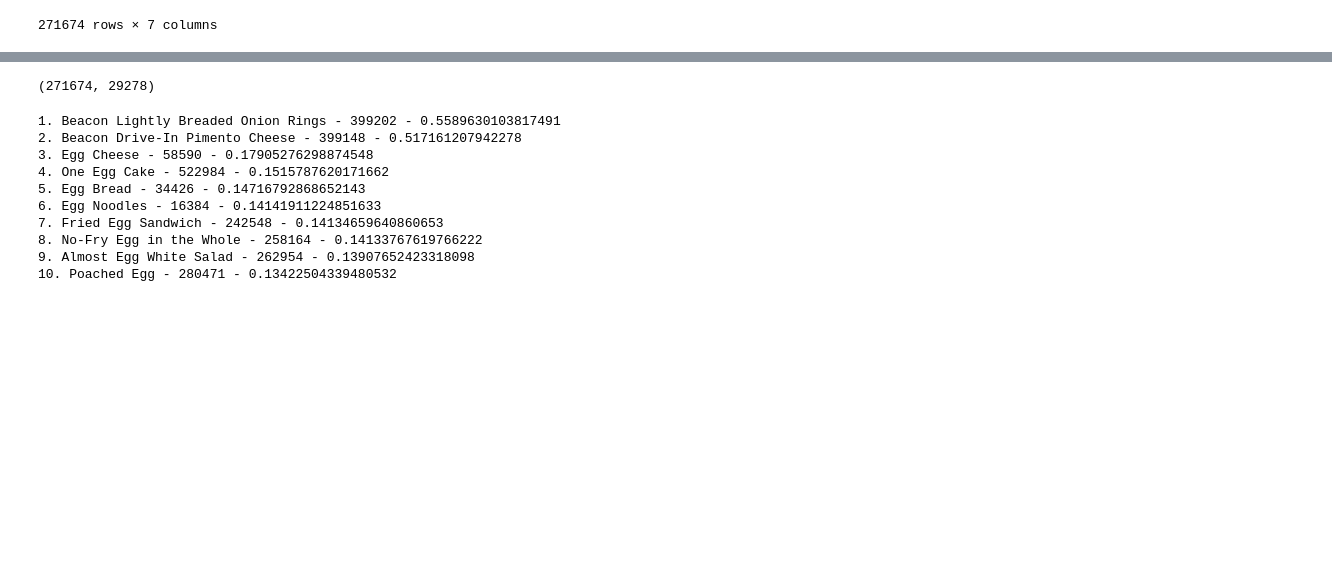
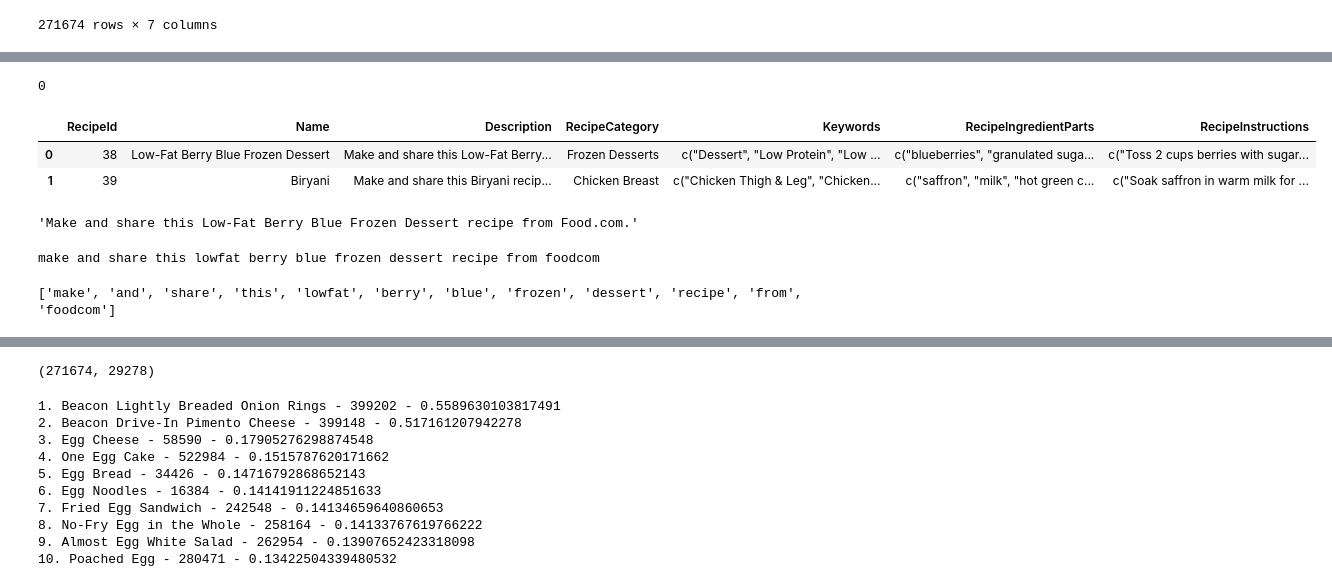
Before and after one commit to VincentKon/Diet-Recommender-System, a Jupyter notebook: CB.ipynb, the cells around one changed output, grey strips where cells are left out. Cells and saved outputs as stored; diff of their text form; code cells hidden in the pictures; blank space fills up the shorter version.

```diff
--- a/CB.ipynb
+++ b/CB.ipynb
@@ -174,9 +229,9 @@ c("< 30 Mins", "For Large Groups")
 
 Now lets make a recommendations based on the movie’s plot summaries given in the overview column. So if our user gives us a movie title, our goal is to recommend movies that share similar plot summaries.
 # %%
-df_merge.drop(columns=['ReviewId'], inplace=True)
+df.drop(columns=['ReviewId'], inplace=True)
 
-df_merge = df_merge.groupby('RecipeId').agg({
+df = df.groupby('RecipeId').agg({
     'Name': 'first',
     'Description': 'first',
     'RecipeCategory': 'first',
@@ -185,9 +240,9 @@ df_merge = df_merge.groupby('RecipeId').agg({
     'RecipeInstructions': 'first'
 }).reset_index()
 
-df_final_sorted = df_merge.sort_values(by='RecipeId', ascending=True)
+df = df.sort_values(by='RecipeId', ascending=True)
 
-df_final_sorted
+df
 # %% [output]
 |  | RecipeId | Name | Description | RecipeCategory | Keywords | RecipeIngredientParts | RecipeInstructions |
 | 0 | 38 | Low-Fat Berry Blue Frozen Dessert | Make and share this Low-Fat Berry... | Frozen Desserts | c("Dessert", "Low Protein", "Low ... | c("blueberries", "granulated suga... | c("Toss 2 cups berries with sugar... |
@@ -204,0 +273,26 @@ df_final_sorted
+# %%
+df.dropna(inplace=True)
+# %%
+df.duplicated().sum()
+# %% [output]
+0
+# %%
+df.head(2)
+# %% [output]
+|  | RecipeId | Name | Description | RecipeCategory | Keywords | RecipeIngredientParts | RecipeInstructions |
+| 0 | 38 | Low-Fat Berry Blue Frozen Dessert | Make and share this Low-Fat Berry... | Frozen Desserts | c("Dessert", "Low Protein", "Low ... | c("blueberries", "granulated suga... | c("Toss 2 cups berries with sugar... |
+| 1 | 39 | Biryani | Make and share this Biryani recip... | Chicken Breast | c("Chicken Thigh & Leg", "Chicken... | c("saffron", "milk", "hot green c... | c("Soak saffron in warm milk for ... |
+# %%
+df["Description"][0]
+# %% [output]
+'Make and share this Low-Fat Berry Blue Frozen Dessert recipe from Food.com.'
+# %%
+words = re.sub(r'[^a-zA-Z\s]', '', df.iloc[0]["Description"].lower())
+print(words)
+# %% [output]
+make and share this lowfat berry blue frozen dessert recipe from foodcom
+# %%
+words = word_tokenize(words)
+print(words)
+# %% [output]
+['make', 'and', 'share', 'this', 'lowfat', 'berry', 'blue', 'frozen', 'dessert', 'recipe', 'from', 'foodcom']
```
Also changed, not shown: parts of 13 cells of this notebook, 26 other files.
